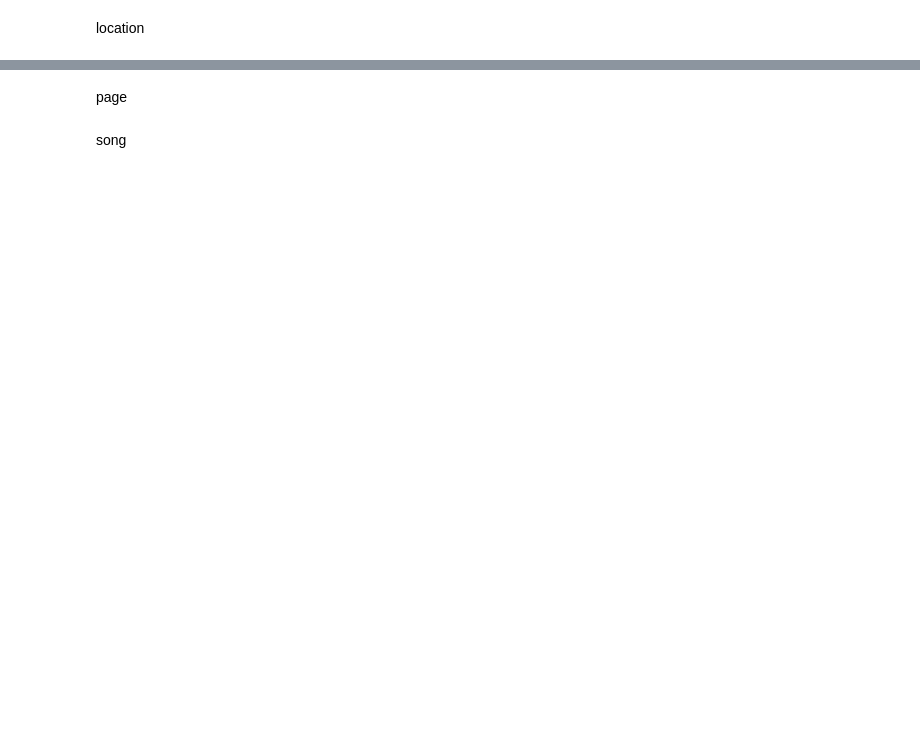
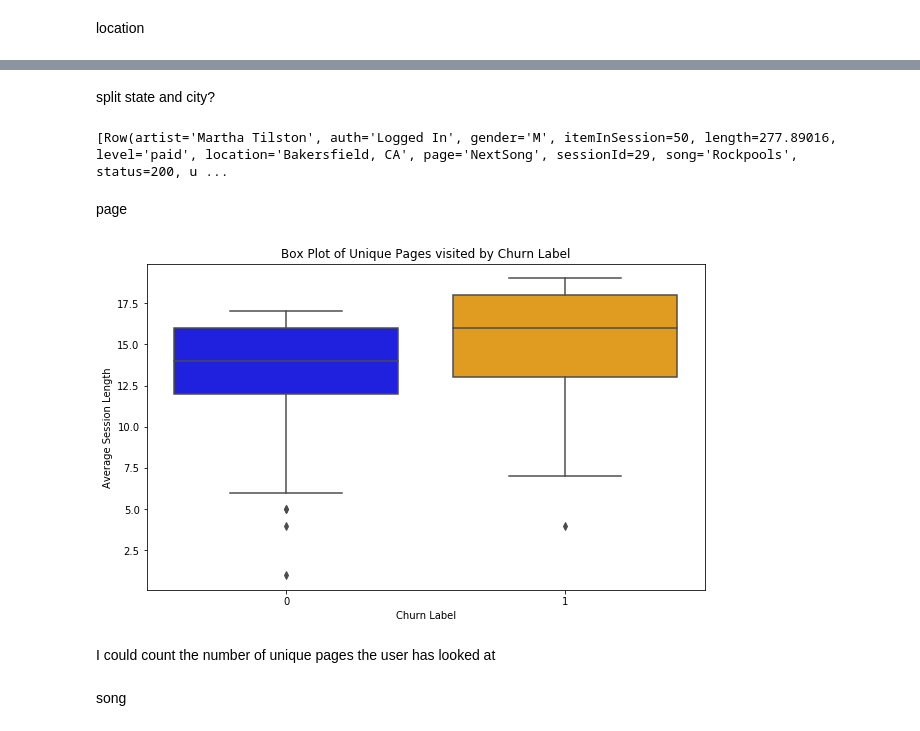
Before and after one commit to thecochenille/scaling-fishstick, a Jupyter notebook: Sparkify.ipynb, the cells around one changed output, grey strips where cells are left out. Cells and saved outputs as stored; diff of their text form; code cells hidden in the pictures; blank space fills up the shorter version.

```diff
--- a/Sparkify.ipynb
+++ b/Sparkify.ipynb
@@ -596,4 +881,31 @@ user_log_clean.dropDuplicates(['userId']).select('location').groupby('location')
+# %% [markdown]
+split state and city?
+# %%
+user_log_clean.take(1)
+# %% [output]
+[Row(artist='Martha Tilston', auth='Logged In', gender='M', itemInSession=50, length=277.89016, level='paid', location='Bakersfield, CA', page='NextSong', sessionId=29, song='Rockpools', status=200, u ...
 # %% [markdown]
 page
+# %%
+unique_pages_userid = (
+    user_log_clean.groupBy("userId")
+    .agg(
+        countDistinct("page").alias("UniquePages"),
+        first("churn_lab2").alias("churn_lab2")  # Assuming it's a binary label (0 or 1)
+    )
+)
+# %%
+plt.figure(figsize=(10, 6))
+sns.boxplot(x="churn_lab2", y="UniquePages", data=unique_pages_userid.toPandas(), palette={0: 'blue', 1: 'orange'})
+
+plt.xlabel('Churn Label')
+plt.ylabel('Average Session Length')
+plt.title('Box Plot of Unique Pages visited by Churn Label')
+
+plt.show()
+# %% [output]
+[figure, added]
+# %% [markdown]
+I could count the number of unique pages the user has looked at
 # %% [markdown]
 song
```
Also changed, not shown: parts of 57 cells of this notebook.
